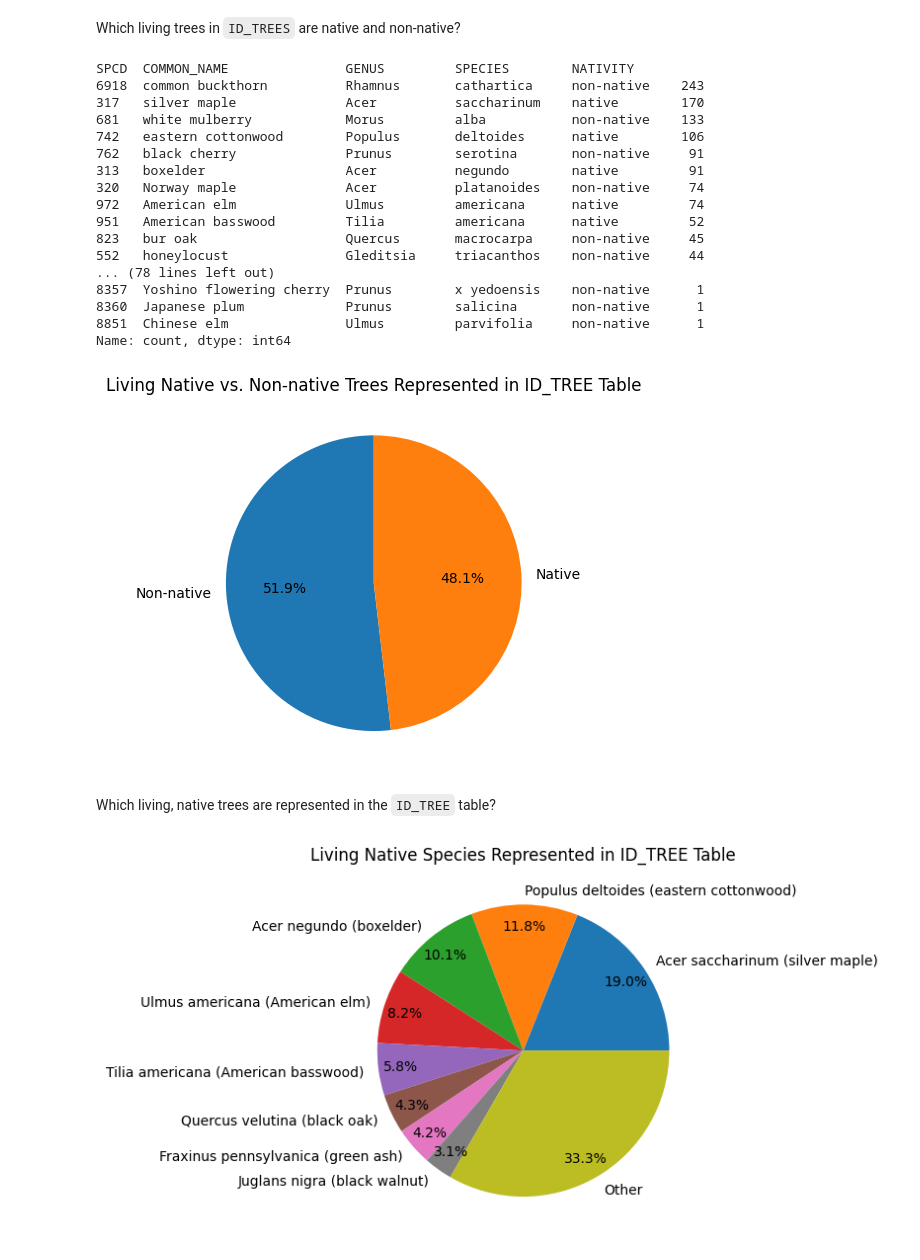
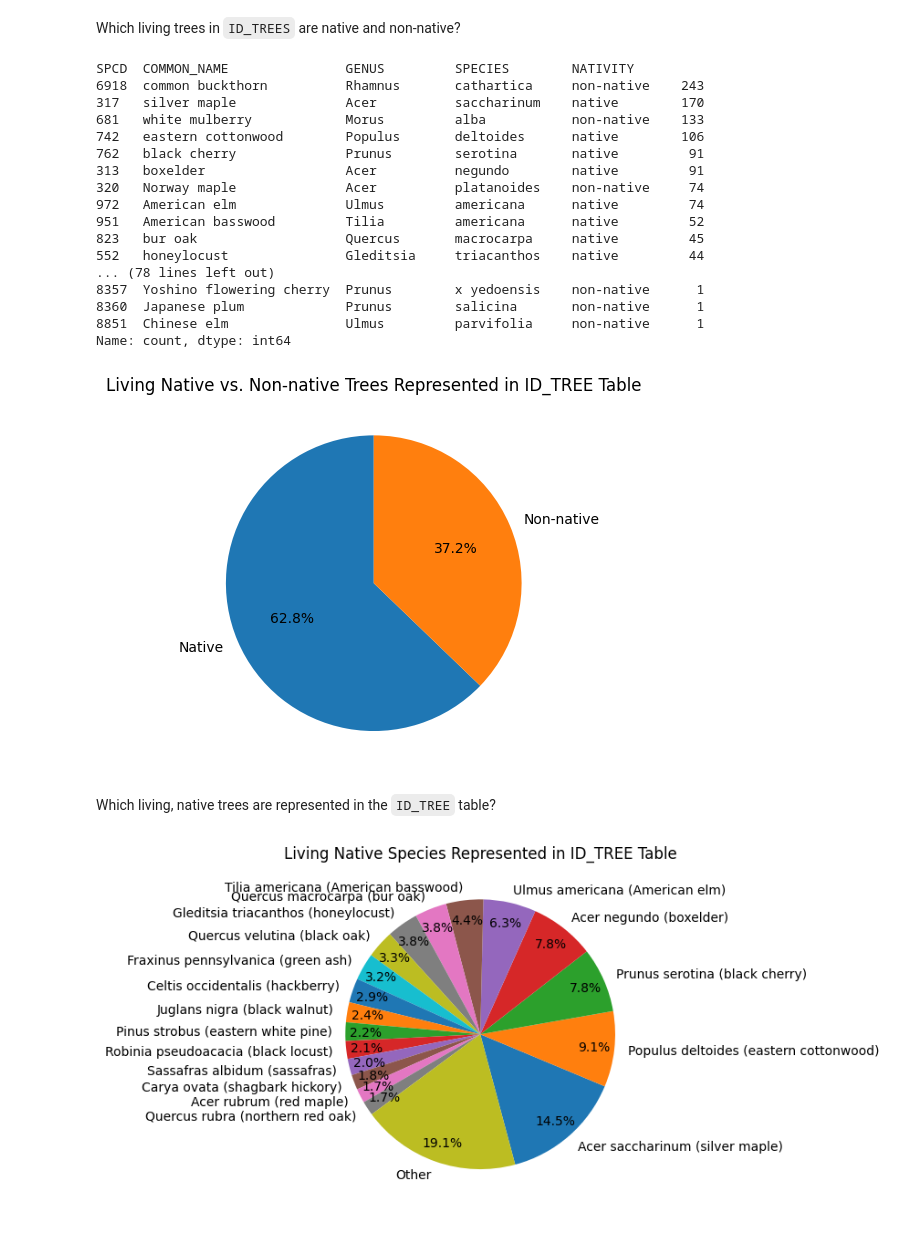
Before and after one commit to fractalate/data-trees, a Jupyter notebook: explore_chicago_il.ipynb, the cells around one changed output. Drawn from its saved outputs; the diff is of its cells as text; code cells hidden in the pictures.

Commit message:
Correcting Native Tree Determination

```diff
--- a/explore_chicago_il.ipynb
+++ b/explore_chicago_il.ipynb
@@ -215,7 +215,7 @@ df_native = df_ref_plant_dictionary[(
     & (df_ref_plant_dictionary['SYMBOL_TYPE'] == 'Species')  # Identifies a species (as opposed to a genus).
     & (df_ref_plant_dictionary['VAR'].isna())  # Is not a variety.
     & (df_ref_plant_dictionary['SSP'].isna())  # Is not a subspecies.
-    & (df_ref_plant_dictionary['GROWTH_HABIT'] == 'Tree')  # Is a tree.
+    & (df_ref_plant_dictionary['GROWTH_HABIT'].str.contains('Tree'))  # Is a tree.
 )]
 df_native[['GENUS', 'SPECIES', 'COMMON_NAME']].sort_values(by=['GENUS', 'SPECIES'])
 # %% [output]
@@ -261,13 +261,13 @@ SPCD  COMMON_NAME               GENUS         SPECIES        NATIVITY
 317   silver maple              Acer          saccharinum    native        170
 681   white mulberry            Morus         alba           non-native    133
 742   eastern cottonwood        Populus       deltoides      native        106
-762   black cherry              Prunus        serotina       non-native     91
+762   black cherry              Prunus        serotina       native         91
 313   boxelder                  Acer          negundo        native         91
 320   Norway maple              Acer          platanoides    non-native     74
 972   American elm              Ulmus         americana      native         74
 951   American basswood         Tilia         americana      native         52
-823   bur oak                   Quercus       macrocarpa     non-native     45
-552   honeylocust               Gleditsia     triacanthos    non-native     44
+823   bur oak                   Quercus       macrocarpa     native         45
+552   honeylocust               Gleditsia     triacanthos    native         44
 ... (78 lines left out)
 8357  Yoshino flowering cherry  Prunus        x yedoensis    non-native      1
 8360  Japanese plum             Prunus        salicina       non-native      1
@@ -282,32 +282,33 @@ ax = df_trees_nativity['NATIVITY'].map({'native': 'Native', 'non-native': 'Non-n
 ax.set_ylabel('')
 pass
 # %% [output]
-[figure, old version]
+[figure, new version]
 # %% [markdown]
 Which living, native trees are represented in the `ID_TREE` table?
 # %%
 df = df_trees_nativity[df_trees_nativity['NATIVITY'] == 'native']
 
 df_labeled = df['GENUS'] + ' ' + df['SPECIES'] + ' (' + df['COMMON_NAME'] + ')'
 df_labeled_counts = df_labeled.value_counts()
 
-threshold = 28  # Determined by fiddling.
+threshold = 20  # Determined by fiddling.
 df_labeled_filtered = df_labeled_counts[df_labeled_counts >= threshold]
 df_labeled_others = df_labeled_counts[df_labeled_counts < threshold].sum()
 
 df_labeled_final = df_labeled_filtered.copy()
 if df_labeled_others > 0:
     df_labeled_final['Other'] = df_labeled_others
 
 ax = df_labeled_final.plot.pie(
     title='Living Native Species Represented in ID_TREE Table',
     autopct='%1.1f%%',
     pctdistance=0.85,  # Determined by fiddling.
+    startangle=-75,  # Determined by fiddling.
 )
 ax.set_ylabel('')
 pass
 # %% [output]
-[figure, old version]
+[figure, new version]
 # %%
 df = df_trees_nativity[df_trees_nativity['NATIVITY'] != 'native']
 
```
Also changed, not shown: parts of 4 cells of this notebook.
